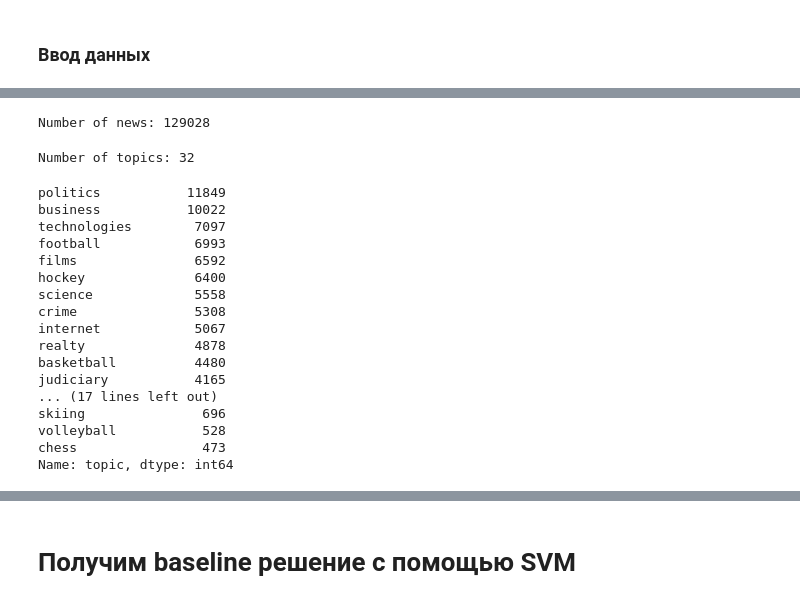
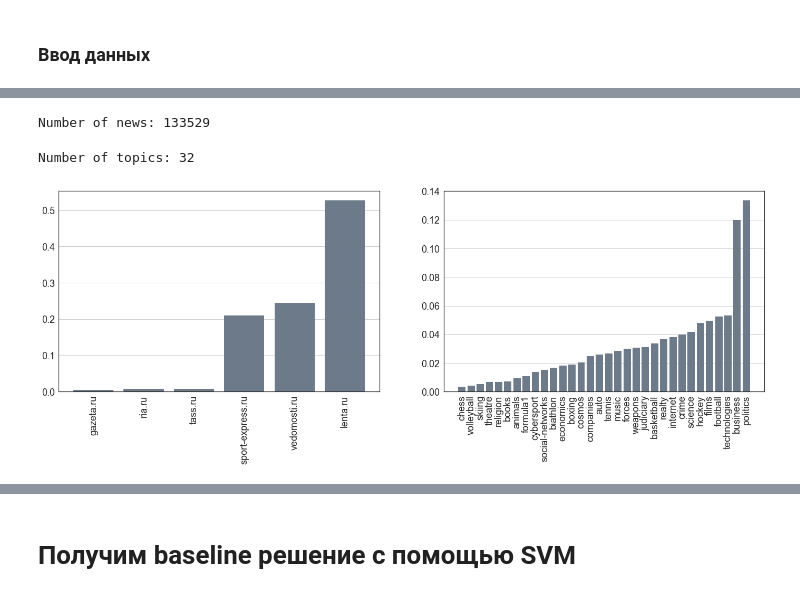
Before and after one commit to yutkin/News-Aggregator, a Jupyter notebook: notebooks/news_classificaiton.ipynb, the cells around one changed output, grey strips where cells are left out. Cells and saved outputs as stored; diff of their text form; code cells hidden in the pictures.

Commit message:
Started data description

```diff
--- a/notebooks/news_classificaiton.ipynb
+++ b/notebooks/news_classificaiton.ipynb
@@ -22,13 +21,15 @@ tqdm.pandas()
 %matplotlib inline
 # %% [markdown]
 ### Ввод данных
+# %%
+data = pd.read_csv('../data/DATA_MANY_TOPICS.csv')
+data = data[~((data.topic == 'forces') & (data.url.str.contains('https://www.gazeta.ru/')))]
 # %%
-data = pd.read_csv('./DATA_MANY_TOPICS.csv')
 data.drop('index', 1, inplace=True)
 data.drop(data[data.topic == 'football'].sample(25000).index, inplace=True)
 data.drop(data[data.topic == 'hockey'].sample(5000).index, inplace=True)
-data.drop(data[data.topic == 'business'].sample(18000).index, inplace=True)
-data.drop(data[data.topic == 'politics'].sample(11000).index, inplace=True)
+data.drop(data[data.topic == 'business'].sample(12000).index, inplace=True)
+data.drop(data[data.topic == 'politics'].sample(5000).index, inplace=True)
 # %%
 data.sample(5)
 # %% [output]
@@ -41,7 +42,7 @@ data.sample(5)
 # %%
 print('Number of news:', len(data))
 # %% [output]
-Number of news: 129028
+Number of news: 133529
 # %%
 print('Number of topics:', data.topic.nunique())
 # %% [output]
@@ -51,23 +50,23 @@ data = data[~((data.topic == 'forces') & (data.url.str.contains('https://www.gaz
-# %%
-data.topic.value_counts()
-# %% [output]
-politics           11849
-business           10022
-technologies        7097
-football            6993
-films               6592
-hockey              6400
-science             5558
-crime               5308
-internet            5067
-realty              4878
-basketball          4480
-judiciary           4165
-... (17 lines left out)
-skiing               696
-volleyball           528
-chess                473
-Name: topic, dtype: int64
+# %%
+topics_freq = data.topic.value_counts(normalize=True, ascending=True)
+media_freq = data.url.apply(lambda x: x.split('/')[2].replace('www.', '')).value_counts(normalize=True, ascending=True)
+
+font_size=18
+fig, ax = plt.subplots(1, 2, figsize=(24, 7))
+ax[0].bar(range(len(media_freq)), media_freq.values, color='#6C7A89')
+ax[0].set_xticks(range(len(media_freq)))
+ax[0].set_xticklabels(media_freq.index, rotation=90)
+ax[0].tick_params(labelsize=font_size)
+ax[0].yaxis.grid()
+
+ax[1].bar(range(len(topics_freq)), topics_freq.values, color='#6C7A89')
+ax[1].set_xticks(range(len(topics_freq)))
+ax[1].set_xticklabels(topics_freq.index, rotation=90)
+ax[1].tick_params(labelsize=font_size)
+ax[1].yaxis.grid()
+fig.savefig('../docs/images/media_topi_distr.pdf', bbox_inches='tight')
+# %% [output]
+[figure, added]
 # %%
 class Pipeline(object):
     def __init__(self, *args):
```
Also changed, not shown: parts of 23 cells of this notebook, 5 other files.
